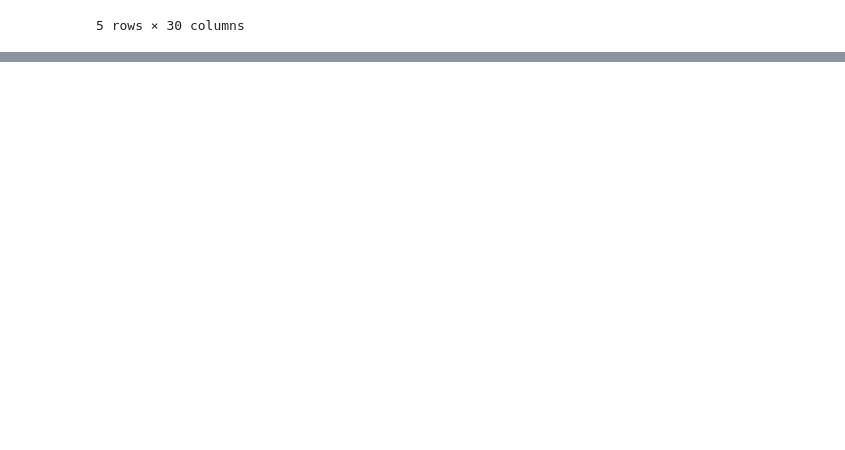
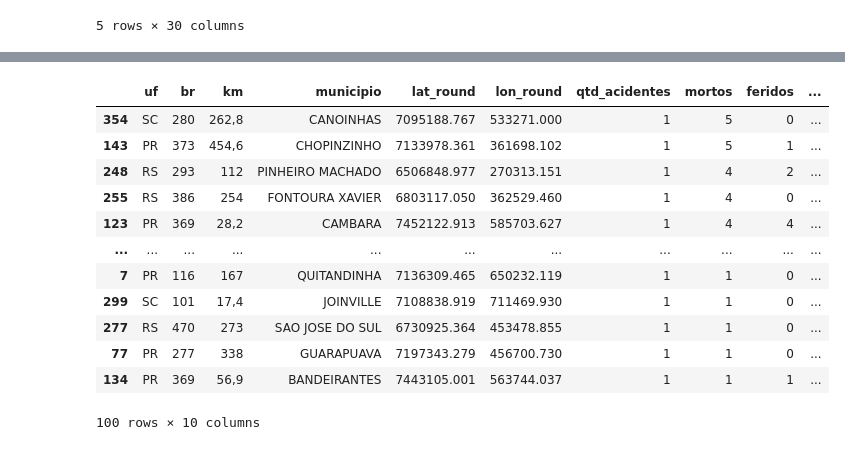
Before and after one commit to adrianop/dataScience, a Jupyter notebook: tratamento_local_radares.ipynb, the cells around one changed output, grey strips where cells are left out. Drawn from its saved outputs; the diff is of its cells as text; code cells hidden in the pictures; blank space fills up the shorter version.

Commit message:
Adicionado mapa com cluster e tabela com km criticos

```diff
--- a/tratamento_local_radares.ipynb
+++ b/tratamento_local_radares.ipynb
@@ -315,0 +402,3 @@ TemplateSyntaxError: expected token '(', got 'end of statement block'
+# %%
+df_radares = preparar_radares(df_dnit, df_antt)
+df_radares.head()
@@ -315,0 +416,2 @@ TemplateSyntaxError: expected token '(', got 'end of statement block'
+# %%
+zonas_criticas, acidentes_com_distancia = analisar_proximidade(df_2025_ocorrencia, df_radares, 1000)
@@ -315,0 +471,32 @@ TemplateSyntaxError: expected token '(', got 'end of statement block'
+# %%
+
+def gerar_tabela_pontos_criticos(gdf_zonas_criticas):
+    # Arredonda localização para agrupar
+    gdf_zonas_criticas['lat_round'] = gdf_zonas_criticas.geometry.y.round(3)
+    gdf_zonas_criticas['lon_round'] = gdf_zonas_criticas.geometry.x.round(3)
+
+    # Agrupa por ponto aproximado + info da rodovia
+    tabela = gdf_zonas_criticas.groupby(
+        ['uf', 'br', 'km', 'municipio', 'lat_round', 'lon_round']
+    ).agg({
+        'id': 'count',
+        'mortos': 'sum',
+        'feridos': 'sum',
+        'dist_radar_m': 'mean'
+    }).reset_index()
+
+    # Renomeia colunas
+    tabela.rename(columns={
+        'id': 'qtd_acidentes',
+        'dist_radar_m': 'distancia_media_m'
+    }, inplace=True)
+
+    # Ordena por acidentes, mortos e distância
+    tabela = tabela.sort_values(by=['qtd_acidentes', 'mortos', 'distancia_media_m'], ascending=[False, False, False])
+    return tabela
+# %%
+# mapa = gerar_mapa_interativo(...)
+# Salva o HTML depois
+
+tabela_criticos = gerar_tabela_pontos_criticos(zonas_criticas)
+#tabela_criticos.to_csv("tabela_pontos_criticos.csv", index=False)
@@ -315,0 +515,16 @@ TemplateSyntaxError: expected token '(', got 'end of statement block'
+# %%
+tabela_criticos.head(100)
+# %% [output]
+|  | uf | br | km | municipio | lat_round | lon_round | qtd_acidentes | mortos | feridos | ... |
+| 354 | SC | 280 | 262,8 | CANOINHAS | 7095188.767 | 533271.000 | 1 | 5 | 0 | ... |
+| 143 | PR | 373 | 454,6 | CHOPINZINHO | 7133978.361 | 361698.102 | 1 | 5 | 1 | ... |
+| 248 | RS | 293 | 112 | PINHEIRO MACHADO | 6506848.977 | 270313.151 | 1 | 4 | 2 | ... |
+| 255 | RS | 386 | 254 | FONTOURA XAVIER | 6803117.050 | 362529.460 | 1 | 4 | 0 | ... |
+| 123 | PR | 369 | 28,2 | CAMBARA | 7452122.913 | 585703.627 | 1 | 4 | 4 | ... |
+| ... | ... | ... | ... | ... | ... | ... | ... | ... | ... | ... |
+| 7 | PR | 116 | 167 | QUITANDINHA | 7136309.465 | 650232.119 | 1 | 1 | 0 | ... |
+| 299 | SC | 101 | 17,4 | JOINVILLE | 7108838.919 | 711469.930 | 1 | 1 | 0 | ... |
+| 277 | RS | 470 | 273 | SAO JOSE DO SUL | 6730925.364 | 453478.855 | 1 | 1 | 0 | ... |
+| 77 | PR | 277 | 338 | GUARAPUAVA | 7197343.279 | 456700.730 | 1 | 1 | 0 | ... |
+| 134 | PR | 369 | 56,9 | BANDEIRANTES | 7443105.001 | 563744.037 | 1 | 1 | 1 | ... |
+100 rows × 10 columns
```
Also changed, not shown: parts of 16 cells of this notebook, 4 other files.
